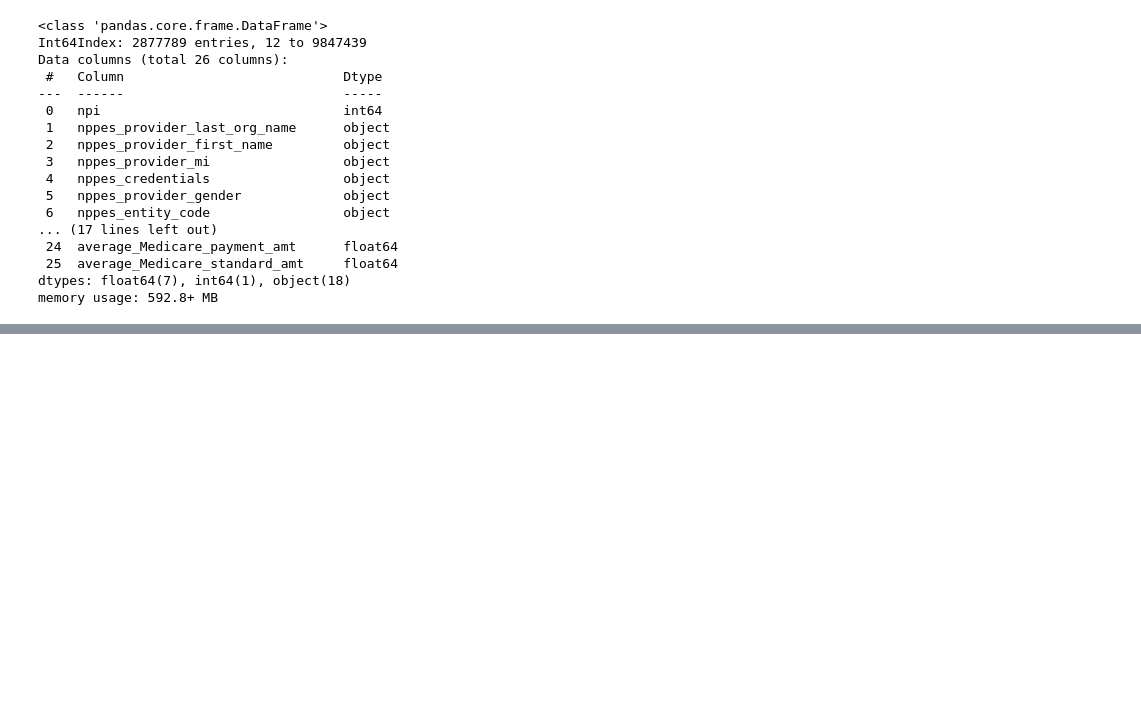
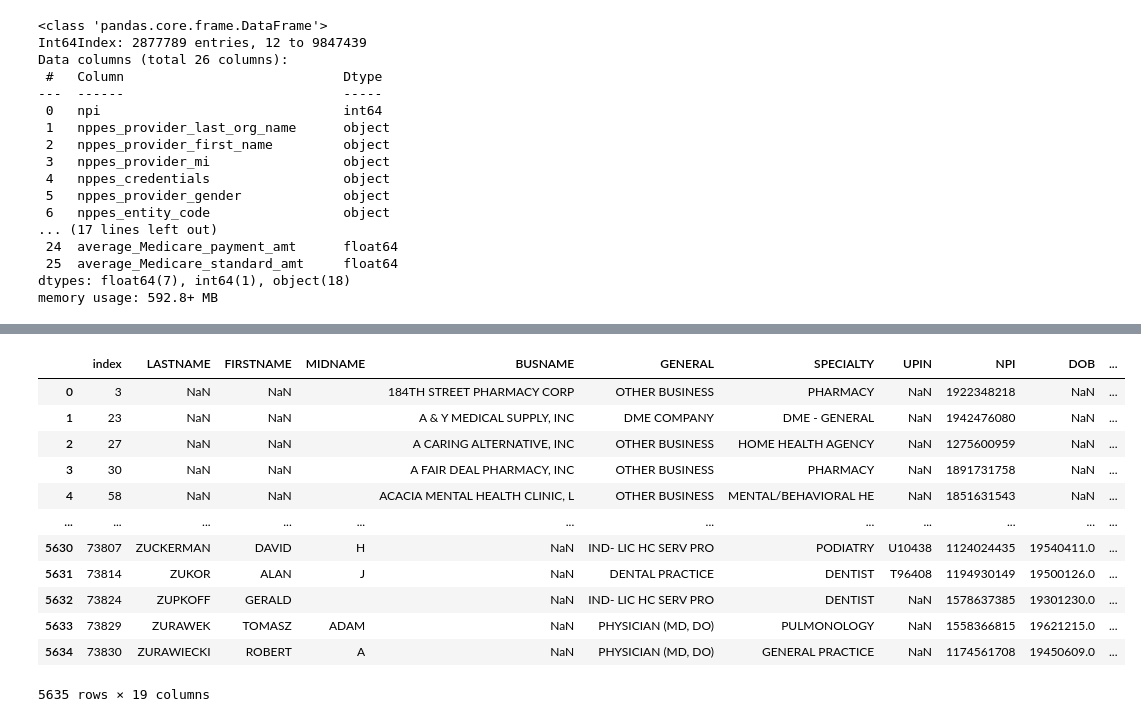
Before and after one commit to gleixners792/Final_Project, a Jupyter notebook: code/data_review_npi.ipynb, the cells around one changed output, grey strips where cells are left out. Cells and saved outputs as stored; diff of their text form; code cells hidden in the pictures; blank space fills up the shorter version.

```diff
--- a/code/data_review_npi.ipynb
+++ b/code/data_review_npi.ipynb
@@ -415,0 +475,4 @@ memory usage: 0.0+ bytes
+# %%
+updated_data_df.drop(updated_data_df[updated_data_df['NPI'] == 0].index, inplace = True)
+updated_data_df.reset_index(inplace=True)
+updated_data_df.info()
@@ -415,0 +497,16 @@ memory usage: 0.0+ bytes
+# %%
+updated_data_df
+# %% [output]
+|  | index | LASTNAME | FIRSTNAME | MIDNAME | BUSNAME | GENERAL | SPECIALTY | UPIN | NPI | DOB | ... |
+| 0 | 3 | NaN | NaN |  | 184TH STREET PHARMACY CORP | OTHER BUSINESS | PHARMACY | NaN | 1922348218 | NaN | ... |
+| 1 | 23 | NaN | NaN |  | A & Y MEDICAL SUPPLY, INC | DME COMPANY | DME - GENERAL | NaN | 1942476080 | NaN | ... |
+| 2 | 27 | NaN | NaN |  | A CARING ALTERNATIVE, INC | OTHER BUSINESS | HOME HEALTH AGENCY | NaN | 1275600959 | NaN | ... |
+| 3 | 30 | NaN | NaN |  | A FAIR DEAL PHARMACY, INC | OTHER BUSINESS | PHARMACY | NaN | 1891731758 | NaN | ... |
+| 4 | 58 | NaN | NaN |  | ACACIA MENTAL HEALTH CLINIC, L | OTHER BUSINESS | MENTAL/BEHAVIORAL HE | NaN | 1851631543 | NaN | ... |
+| ... | ... | ... | ... | ... | ... | ... | ... | ... | ... | ... | ... |
+| 5630 | 73807 | ZUCKERMAN | DAVID | H | NaN | IND- LIC HC SERV PRO | PODIATRY | U10438 | 1124024435 | 19540411.0 | ... |
+| 5631 | 73814 | ZUKOR | ALAN | J | NaN | DENTAL PRACTICE | DENTIST | T96408 | 1194930149 | 19500126.0 | ... |
+| 5632 | 73824 | ZUPKOFF | GERALD |  | NaN | IND- LIC HC SERV PRO | DENTIST | NaN | 1578637385 | 19301230.0 | ... |
+| 5633 | 73829 | ZURAWEK | TOMASZ | ADAM | NaN | PHYSICIAN (MD, DO) | PULMONOLOGY | NaN | 1558366815 | 19621215.0 | ... |
+| 5634 | 73830 | ZURAWIECKI | ROBERT | A | NaN | PHYSICIAN (MD, DO) | GENERAL PRACTICE | NaN | 1174561708 | 19450609.0 | ... |
+5635 rows × 19 columns
```
Also changed, not shown: parts of 21 cells of this notebook, 8 other files.
